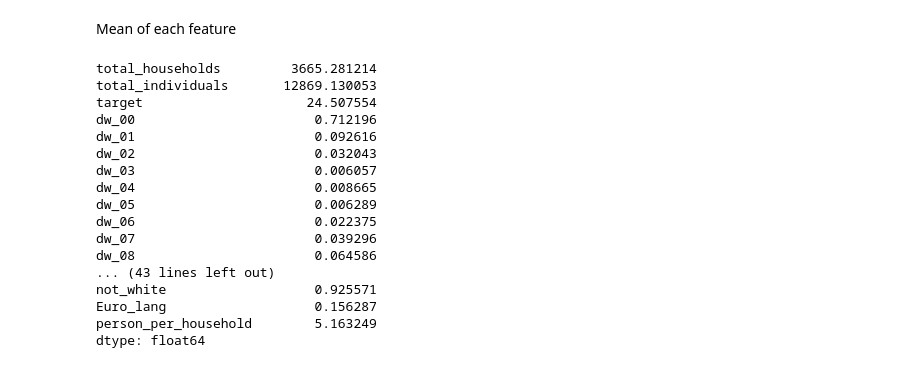
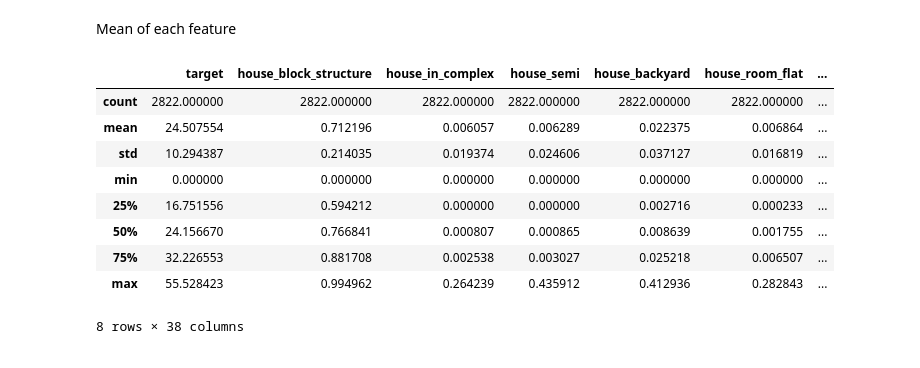
Before and after one commit to LinddM/Female-Headed-Households-Analysis, a Jupyter notebook: EDA.ipynb, the cells around one changed output. Cells and saved outputs as stored; diff of their text form; code cells hidden in the pictures.

Commit message:
vars rename

```diff
--- a/EDA.ipynb
+++ b/EDA.ipynb
@@ -116,3 +132,6 @@ sns.heatmap(households_corr, linewidths = 1, square= True, annot = True, ax=ax)
+# %%
+strong_corr_cols = ['dw_01', 'dw_02', 'dw_04']
+df = df.drop(strong_corr_cols, axis=1)
 # %%
 languages_corr = languages.corr()
 fig, ax = plt.subplots(figsize=(18,18))
@@ -143,0 +176,14 @@ sns.heatmap(education_corr, linewidths = 1, square= True, annot = True, ax=ax)
+# %%
+df.rename(columns={
+    'dw_00': 'house_block_structure', 'dw_03': 'house_in_complex', 'dw_05': 'house_semi',
+    'dw_06': 'house_backyard', 'dw_09': 'house_room_flat', 'dw_10': 'house_caravan_tent', 'dw_11': 'house_other',
+    'psa_00': 'school_attendance', 'stv_00': 'satellite_tv', 'car_00': 'has_car', 'lln_00': 'landline_ownership',
+    'lan_02': 'lang_isiNdebele', 'lan_03': 'lang_isiXhosa', 'lan_04': 'lang_isiZulu', 'lan_05': 'lang_sepedi',
+    'lan_06': 'lang_sesotho', 'lan_07': 'lang_setswana', 'lan_08': 'lang_sign', 'lan_09': 'lang_siSwati',
+    'lan_10': 'lang_tshivenda', 'lan_11': 'lang_xitsonga', 'lan_12': 'lang_other',
+    'pg_00': 'race_black', 'pg_01': 'race_coloured', 'pg_02': 'race_indian_asian',
+    'pg_03': 'race_white', 'pg_04': 'race_other',
+    'lgt_00': 'electricity',
+    'pw_00': 'water_dwelling_institution', 'pw_01': 'water_yard'
+}, inplace=True)
+df.columns
@@ -185,25 +254,18 @@ lan_12             -0.325367
 Name: target, dtype: float64
 # %% [markdown]
 Mean of each feature
-# %%
-df_dropped.mean()
-# %% [output]
-total_households         3665.281214
-total_individuals       12869.130053
-target                     24.507554
-dw_00                       0.712196
-dw_01                       0.092616
-dw_02                       0.032043
-dw_03                       0.006057
-dw_04                       0.008665
-dw_05                       0.006289
-dw_06                       0.022375
-dw_07                       0.039296
-dw_08                       0.064586
-... (43 lines left out)
-not_white                   0.925571
-Euro_lang                   0.156287
-person_per_household        5.163249
-dtype: float64
+# %%
+df.describe()
+# %% [output]
+|  | target | house_block_structure | house_in_complex | house_semi | house_backyard | house_room_flat | ... |
+| count | 2822.000000 | 2822.000000 | 2822.000000 | 2822.000000 | 2822.000000 | 2822.000000 | ... |
+| mean | 24.507554 | 0.712196 | 0.006057 | 0.006289 | 0.022375 | 0.006864 | ... |
+| std | 10.294387 | 0.214035 | 0.019374 | 0.024606 | 0.037127 | 0.016819 | ... |
+| min | 0.000000 | 0.000000 | 0.000000 | 0.000000 | 0.000000 | 0.000000 | ... |
+| 25% | 16.751556 | 0.594212 | 0.000000 | 0.000000 | 0.002716 | 0.000233 | ... |
+| 50% | 24.156670 | 0.766841 | 0.000807 | 0.000865 | 0.008639 | 0.001755 | ... |
+| 75% | 32.226553 | 0.881708 | 0.002538 | 0.003027 | 0.025218 | 0.006507 | ... |
+| max | 55.528423 | 0.994962 | 0.264239 | 0.435912 | 0.412936 | 0.282843 | ... |
+8 rows × 38 columns
 # %%
 # df_dropped.to_pickle('Train2.pkl')
```
Also changed, not shown: parts of 36 cells of this notebook.
